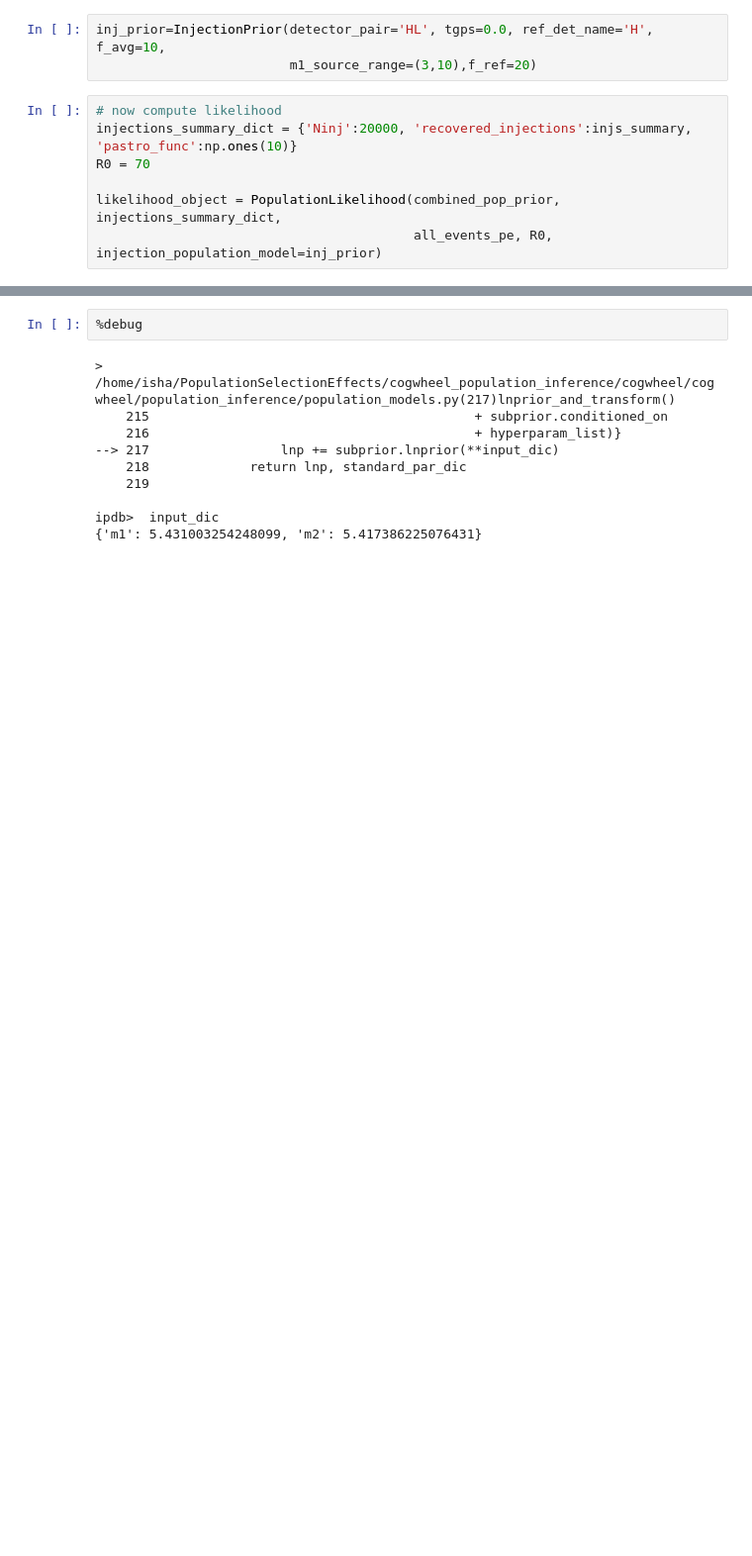
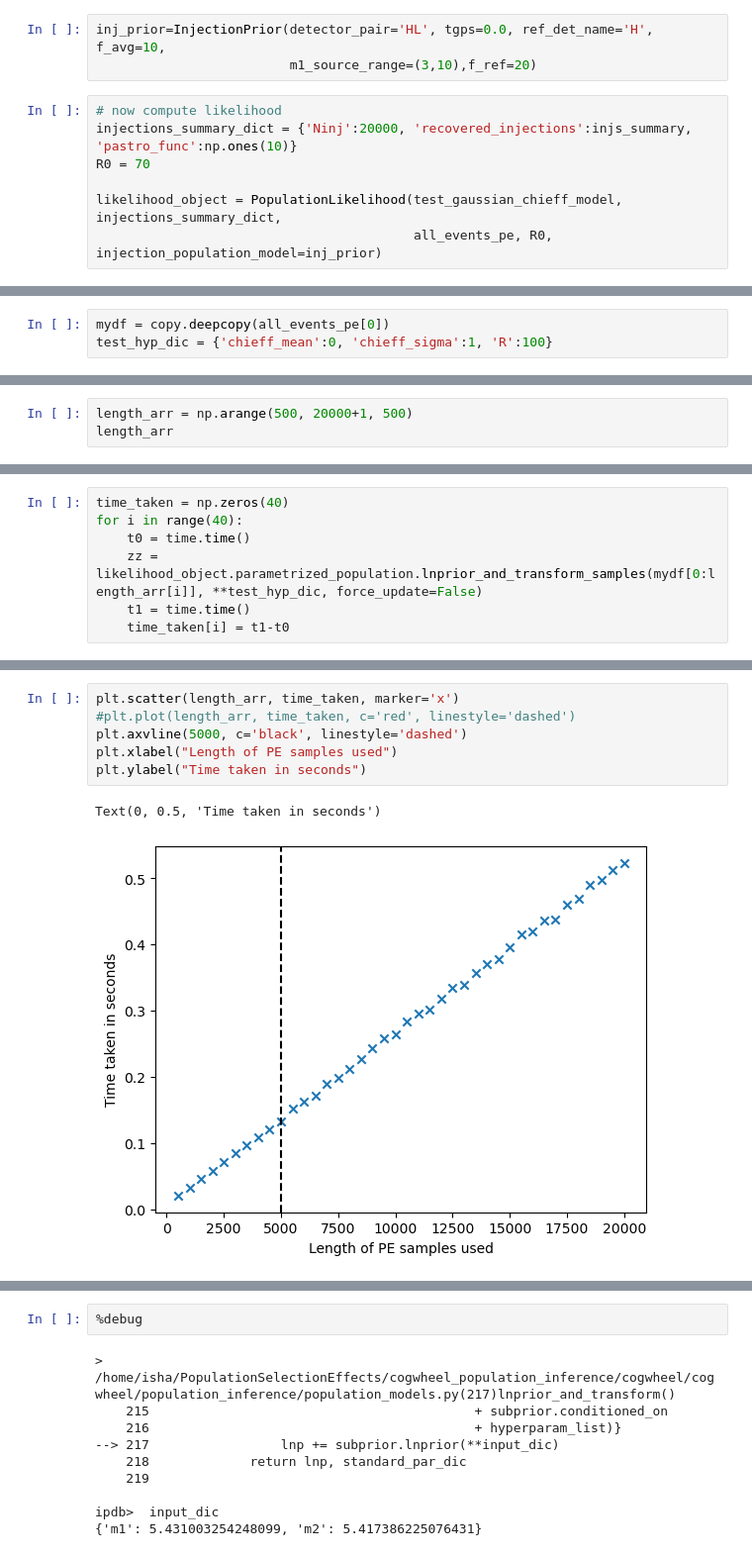
Before and after one commit to isha1810/cogwheel, a Jupyter notebook: cogwheel/population_inference/test_prior-Copy1.ipynb, the cells around one changed output, grey strips where cells are left out. Shown at 99% size. Saved outputs shown, nothing was run; the diff lists cells and outputs as text; blank space fills up the shorter version.

```diff
--- a/cogwheel/population_inference/test_prior-Copy1.ipynb
+++ b/cogwheel/population_inference/test_prior-Copy1.ipynb
@@ -303,5 +431,5 @@ inj_prior=InjectionPrior(detector_pair='HL', tgps=0.0, ref_det_name='H', f_avg=1
 injections_summary_dict = {'Ninj':20000, 'recovered_injections':injs_summary, 'pastro_func':np.ones(10)}
 R0 = 70
 
-likelihood_object = PopulationLikelihood(combined_pop_prior, injections_summary_dict,
+likelihood_object = PopulationLikelihood(test_gaussian_chieff_model, injections_summary_dict,
                                          all_events_pe, R0, injection_population_model=inj_prior)
@@ -309,0 +456,3 @@ NameError: name 'injs_summary' is not defined
+# %%
+mydf = copy.deepcopy(all_events_pe[0])
+test_hyp_dic = {'chieff_mean':0, 'chieff_sigma':1, 'R':100}
@@ -309,0 +531,3 @@ NameError: name 'injs_summary' is not defined
+# %%
+length_arr = np.arange(500, 20000+1, 500)
+length_arr
@@ -309,0 +540,7 @@ NameError: name 'injs_summary' is not defined
+# %%
+time_taken = np.zeros(40)
+for i in range(40):
+    t0 = time.time()
+    zz = likelihood_object.parametrized_population.lnprior_and_transform_samples(mydf[0:length_arr[i]], **test_hyp_dic, force_update=False)
+    t1 = time.time()
+    time_taken[i] = t1-t0
@@ -309,0 +565,9 @@ NameError: name 'injs_summary' is not defined
+# %%
+plt.scatter(length_arr, time_taken, marker='x')
+#plt.plot(length_arr, time_taken, c='red', linestyle='dashed')
+plt.axvline(5000, c='black', linestyle='dashed')
+plt.xlabel("Length of PE samples used")
+plt.ylabel("Time taken in seconds")
+# %% [output]
+Text(0, 0.5, 'Time taken in seconds')
+[figure, added]
```
Also changed, not shown: parts of 52 cells of this notebook, 1 other file.
